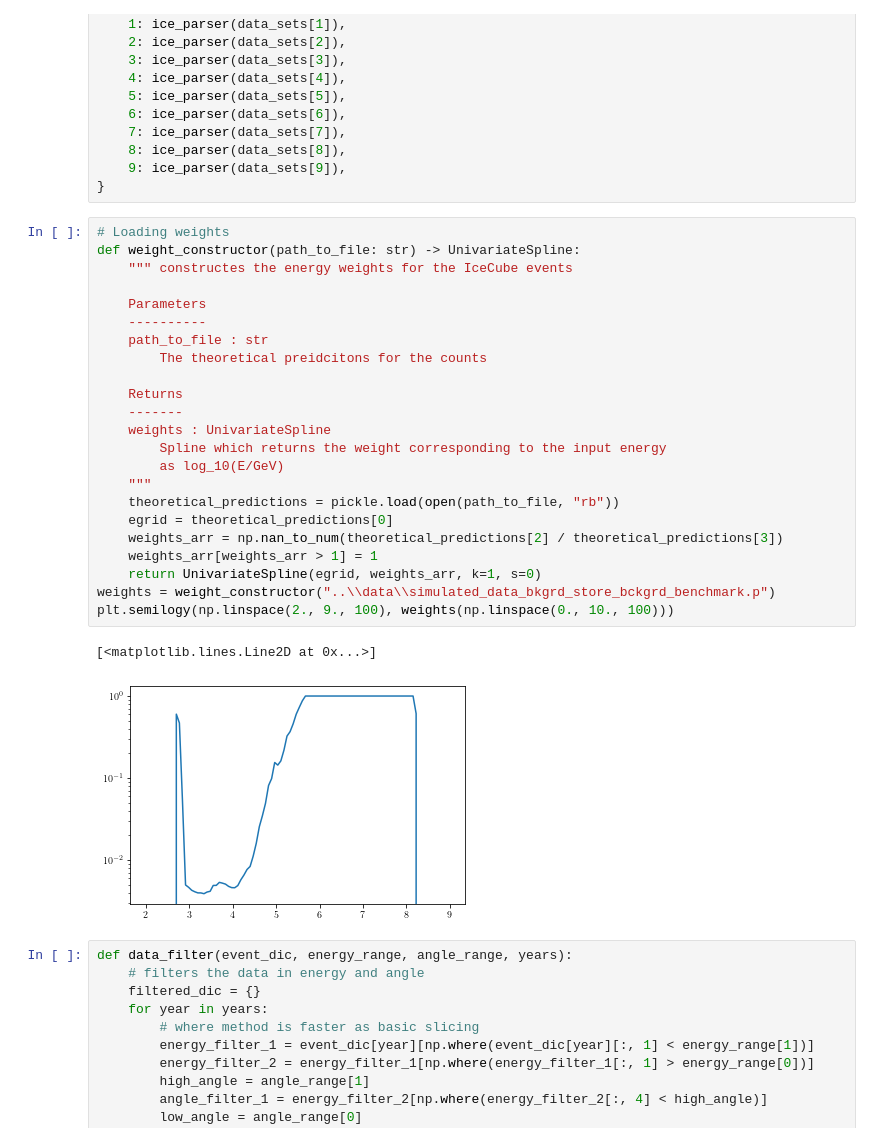
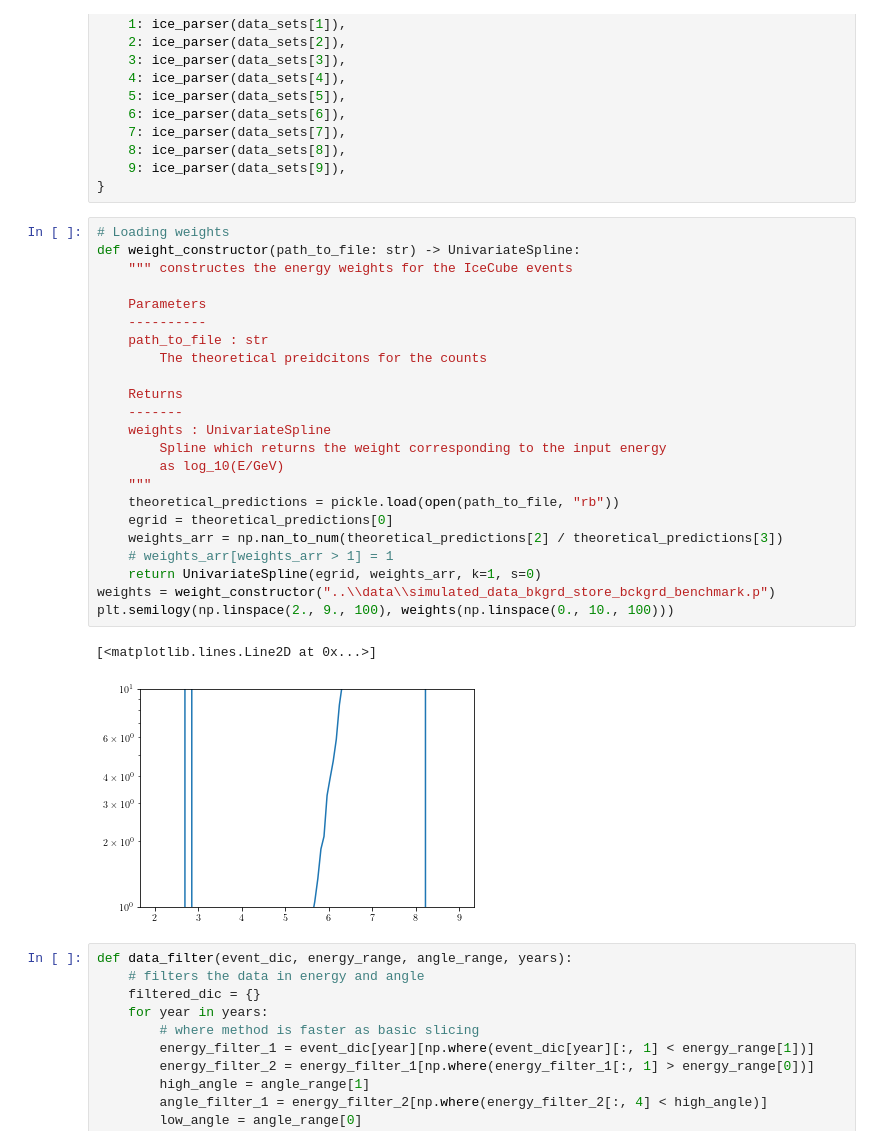
Before and after one commit to MeighenBergerS/dmpoint, a Jupyter notebook: notebooks/sky_hotspots_kmean.ipynb, the cells around one changed output. Cells and saved outputs as stored; diff of their text form.

```diff
--- a/notebooks/sky_hotspots_kmean.ipynb
+++ b/notebooks/sky_hotspots_kmean.ipynb
@@ -79,29 +79,29 @@ event_dic = {
 # %%
 # Loading weights
 def weight_constructor(path_to_file: str) -> UnivariateSpline:
     """ constructes the energy weights for the IceCube events
 
     Parameters
     ----------
     path_to_file : str
         The theoretical preidcitons for the counts
 
     Returns
     -------
     weights : UnivariateSpline
         Spline which returns the weight corresponding to the input energy
         as log_10(E/GeV)
     """
     theoretical_predictions = pickle.load(open(path_to_file, "rb"))
     egrid = theoretical_predictions[0]
     weights_arr = np.nan_to_num(theoretical_predictions[2] / theoretical_predictions[3])
-    weights_arr[weights_arr > 1] = 1
+    # weights_arr[weights_arr > 1] = 1
     return UnivariateSpline(egrid, weights_arr, k=1, s=0)
 weights = weight_constructor("..\\data\\simulated_data_bkgrd_store_bckgrd_benchmark.p")
 plt.semilogy(np.linspace(2., 9., 100), weights(np.linspace(0., 10., 100)))
 # %% [output]
 [<matplotlib.lines.Line2D at 0x...>]
-[figure, old version]
+[figure, new version]
 # %%
 def data_filter(event_dic, energy_range, angle_range, years):
     # filters the data in energy and angle
```
Also changed, not shown: parts of 2 cells of this notebook, 4 other files.
